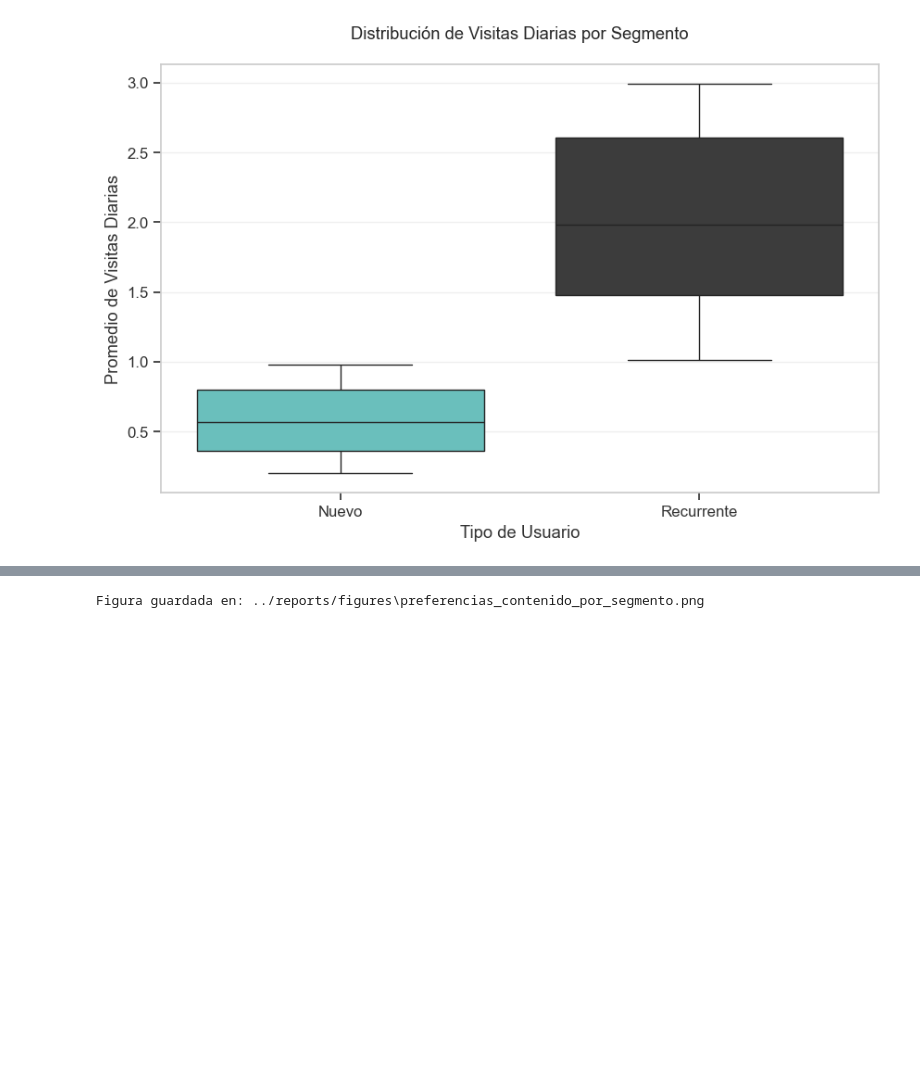
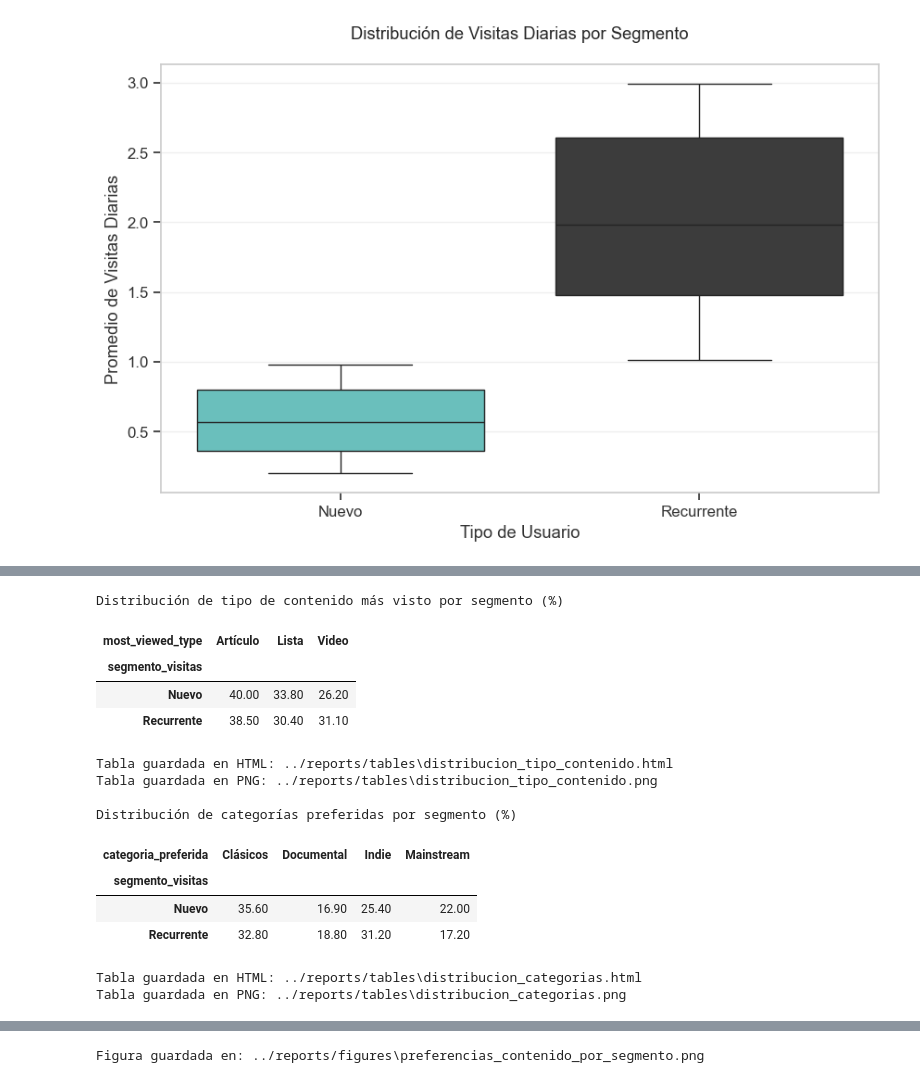
Before and after one commit to Juanpintoselso33/peliplat-test, a Jupyter notebook: notebooks/04_active_vs_old_users.ipynb, the cells around one changed output, grey strips where cells are left out. Saved outputs shown, nothing was run; the diff lists cells and outputs as text; code cells hidden in the pictures; blank space fills up the shorter version.

```diff
--- a/notebooks/04_active_vs_old_users.ipynb
+++ b/notebooks/04_active_vs_old_users.ipynb
@@ -132,0 +153,48 @@ mostrar_tabla(
+# %%
+# Obtener categoría preferida por usuario
+content_user = obtener_categoria_preferida(content, engagement)
+
+# Unir con usuarios
+users = users.merge(content_user, on='user_id', how='left')
+
+# Análisis de tipo de contenido más visto por segmento
+contenido_tipo = calcular_distribucion_contenido(
+    users,
+    columna_contenido='most_viewed_type'
+)
+
+mostrar_tabla(
+    contenido_tipo,
+    titulo="Distribución de tipo de contenido más visto por segmento (%)",
+    guardar=True,
+    nombre_archivo="distribucion_tipo_contenido"
+)
+
+# Análisis de categorías preferidas
+categoria_preferida = calcular_distribucion_contenido(
+    users,
+    columna_contenido='categoria_preferida'
+)
+
+mostrar_tabla(
+    categoria_preferida,
+    titulo="Distribución de categorías preferidas por segmento (%)",
+    guardar=True,
+    nombre_archivo="distribucion_categorias"
+)
+# %% [output]
+Distribución de tipo de contenido más visto por segmento (%)
+| most_viewed_type | Artículo | Lista | Video |
+| segmento_visitas |  |  |  |
+| Nuevo | 40.00 | 33.80 | 26.20 |
+| Recurrente | 38.50 | 30.40 | 31.10 |
+Tabla guardada en HTML: ../reports/tables\distribucion_tipo_contenido.html
+Tabla guardada en PNG: ../reports/tables\distribucion_tipo_contenido.png
+
+Distribución de categorías preferidas por segmento (%)
+| categoria_preferida | Clásicos | Documental | Indie | Mainstream |
+| segmento_visitas |  |  |  |  |
+| Nuevo | 35.60 | 16.90 | 25.40 | 22.00 |
+| Recurrente | 32.80 | 18.80 | 31.20 | 17.20 |
+Tabla guardada en HTML: ../reports/tables\distribucion_categorias.html
+Tabla guardada en PNG: ../reports/tables\distribucion_categorias.png
```
Also changed, not shown: parts of 12 cells of this notebook, 18 other files.
